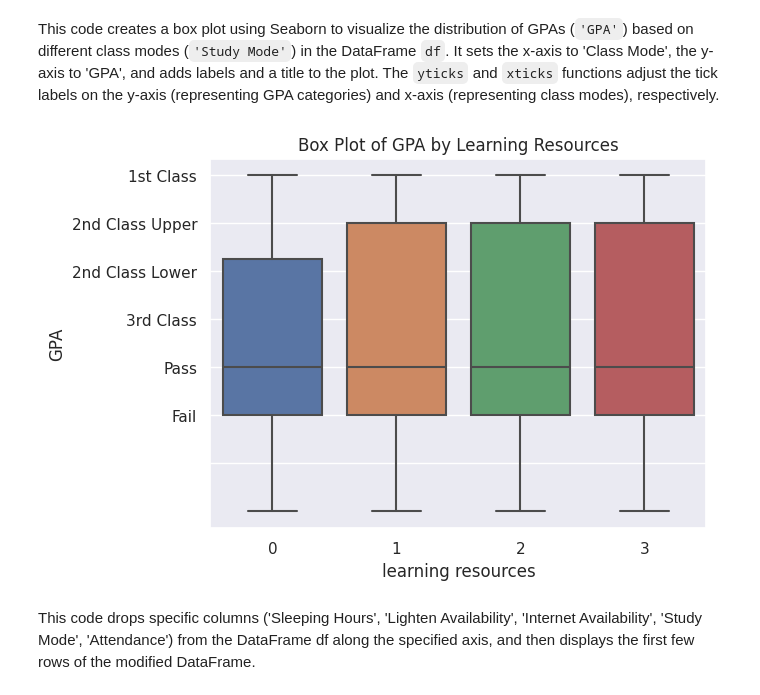
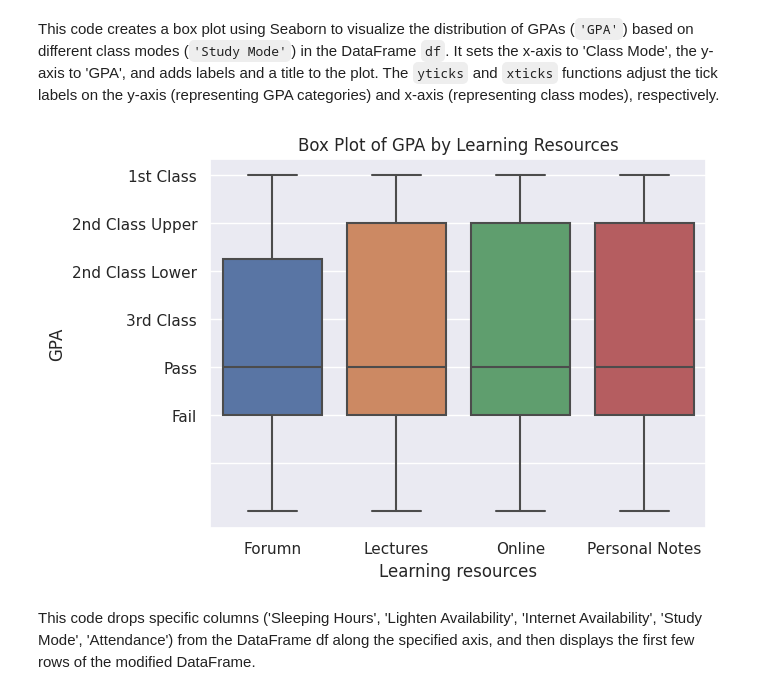
Before and after one commit to Ofori416/Student.PredictionModel, a Jupyter notebook: Student_Prediction.ipynb, the cells around one changed output. Drawn from its saved outputs; the diff is of its cells as text; code cells hidden in the pictures.

```diff
--- a/Student_Prediction.ipynb
+++ b/Student_Prediction.ipynb
@@ -279,16 +279,17 @@ plt.show()
 This code creates a box plot using Seaborn to visualize the distribution of GPAs (`'GPA'`) based on different class modes (`'Study Mode'`) in the DataFrame `df`. It sets the x-axis to 'Class Mode', the y-axis to 'GPA', and adds labels and a title to the plot. The `yticks` and `xticks` functions adjust the tick labels on the y-axis (representing GPA categories) and x-axis (representing class modes), respectively.
 # %%
 sns.boxplot(x='Study Mode', y='GPA', data=df)
-plt.xlabel('learning resources')
+plt.xlabel('Learning resources')
 plt.ylabel('GPA')
 plt.title('Box Plot of GPA by Learning Resources')
 
+plt.xticks([0, 1, 2, 3], ['Forumn', 'Lectures', 'Online', 'Personal Notes'])
 plt.yticks([7, 6, 5, 4, 3, 2, 1], ['1st Class', '2nd Class Upper', '2nd Class Lower', '3rd Class', 'Pass', 'Fail', ''])
 
 # Display the plot
 plt.show()
 # %% [output]
-[figure, old version]
+[figure, new version]
 # %% [markdown]
 
 This code drops specific columns ('Sleeping Hours', 'Lighten Availability', 'Internet Availability', 'Study Mode', 'Attendance') from the DataFrame df along the specified axis, and then displays the first few rows of the modified DataFrame.
```
